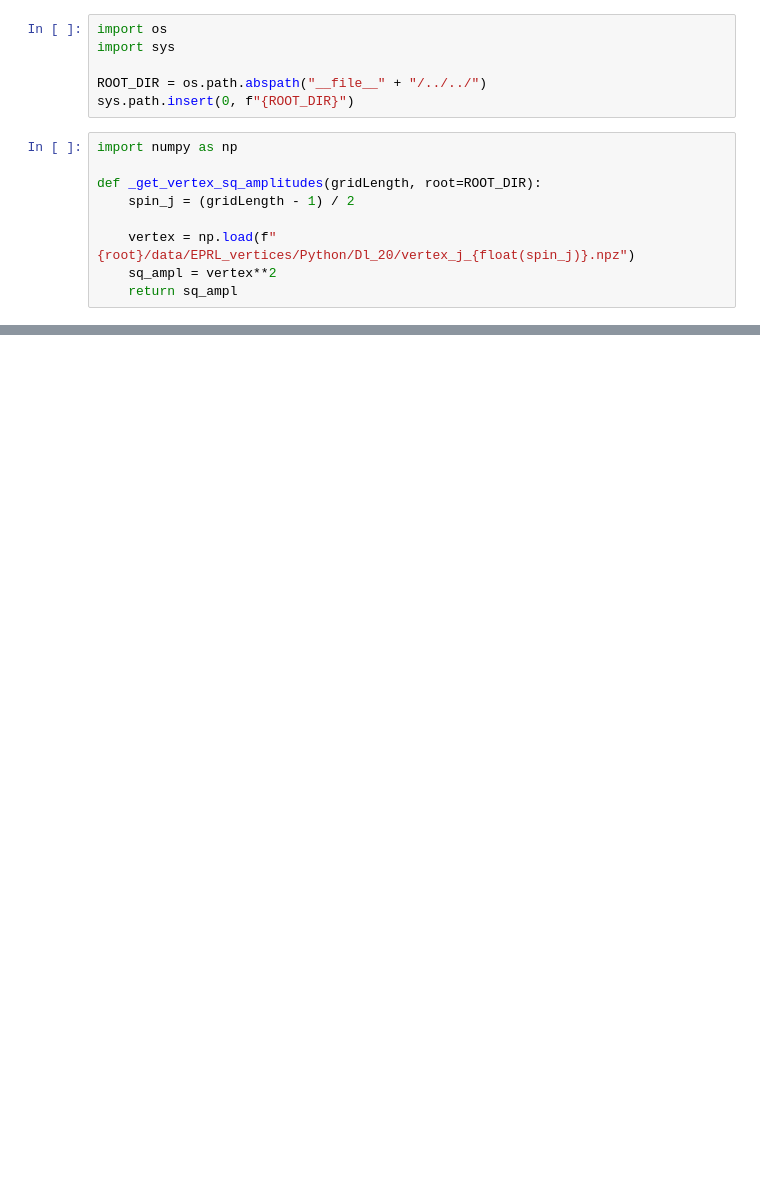
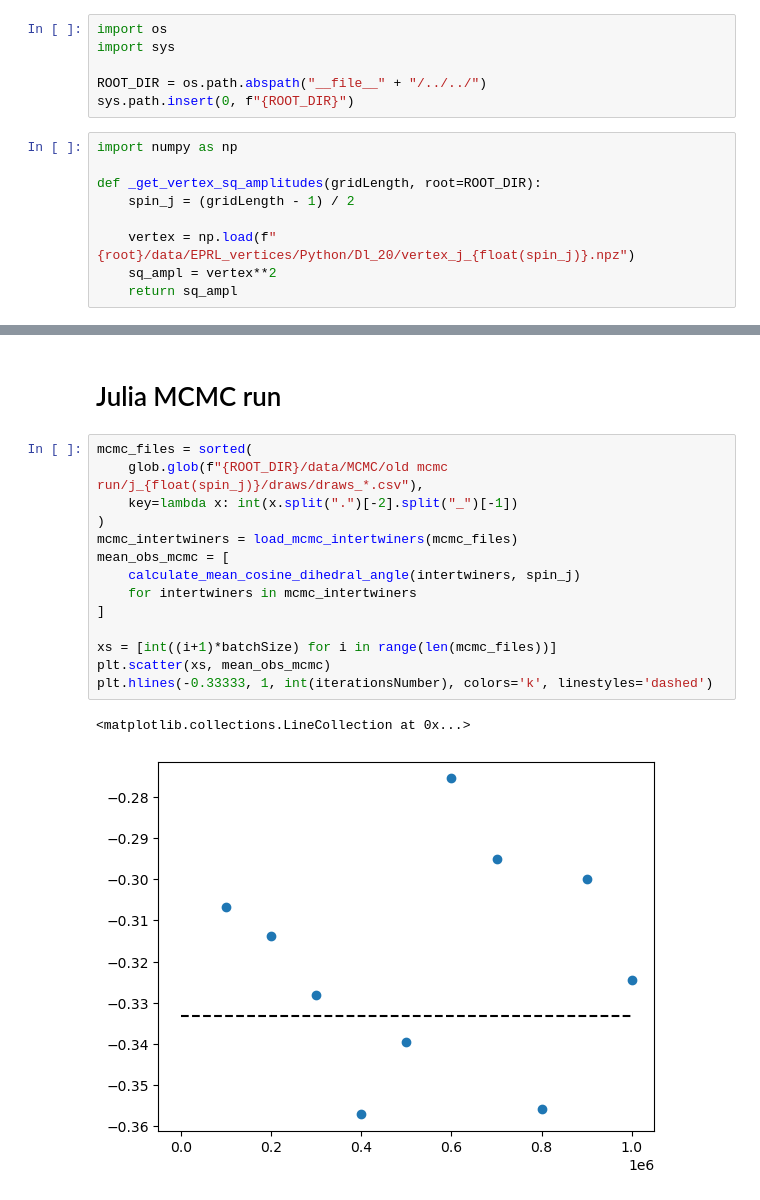
Before and after one commit to JosephRRB/torchgfn_spinfoams, a Jupyter notebook: notebooks/Generate MCMC and GFN data.ipynb, the cells around one changed output, grey strips where cells are left out. Saved outputs shown, nothing was run; the diff lists cells and outputs as text; blank space fills up the shorter version.

```diff
--- a/notebooks/Generate MCMC and GFN data.ipynb
+++ b/notebooks/Generate MCMC and GFN data.ipynb
@@ -81,0 +82,19 @@ mean_obs_mcmc
+# %% [markdown]
+# Julia MCMC run
+# %%
+mcmc_files = sorted(
+    glob.glob(f"{ROOT_DIR}/data/MCMC/old mcmc run/j_{float(spin_j)}/draws/draws_*.csv"),
+    key=lambda x: int(x.split(".")[-2].split("_")[-1])
+)
+mcmc_intertwiners = load_mcmc_intertwiners(mcmc_files)
+mean_obs_mcmc = [
+    calculate_mean_cosine_dihedral_angle(intertwiners, spin_j)
+    for intertwiners in mcmc_intertwiners
+]
+
+xs = [int((i+1)*batchSize) for i in range(len(mcmc_files))]
+plt.scatter(xs, mean_obs_mcmc)
+plt.hlines(-0.33333, 1, int(iterationsNumber), colors='k', linestyles='dashed')
+# %% [output]
+<matplotlib.collections.LineCollection at 0x...>
+[figure, added]
```
Also changed, not shown: parts of 4 cells of this notebook, 1 other file.
